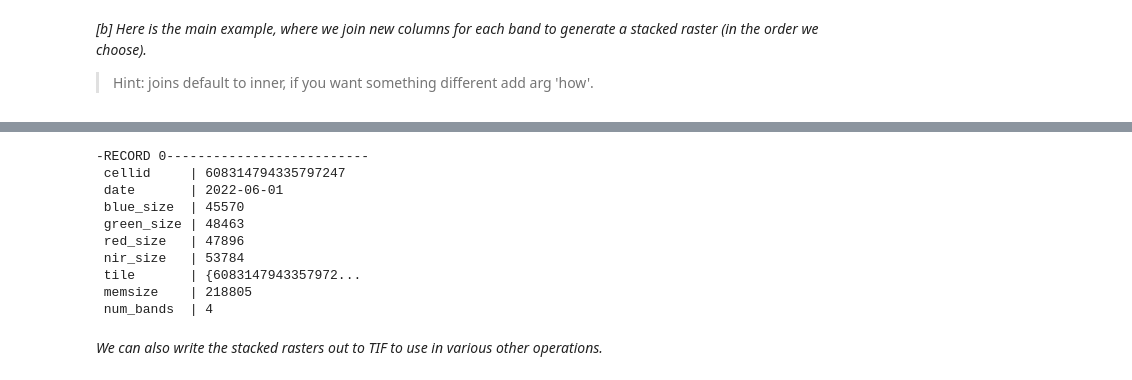
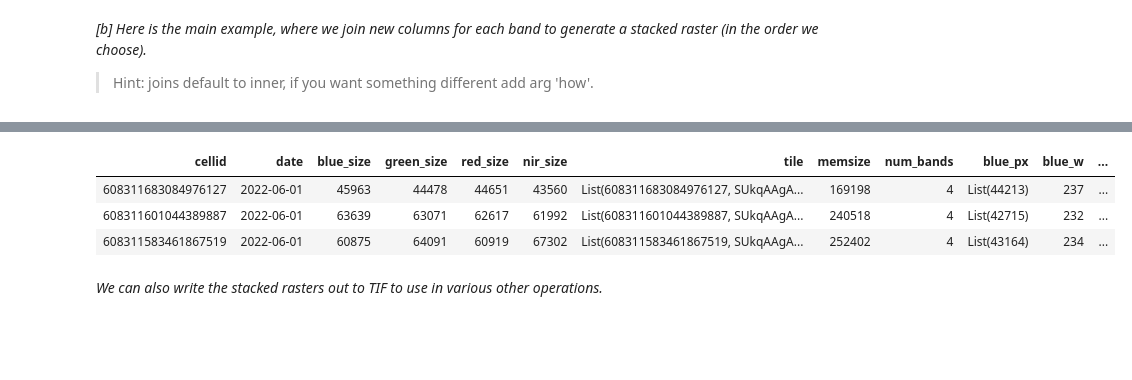
Before and after one commit to a0x8o/geobrix, a Jupyter notebook: notebooks/examples/eo-series/04. Band Stacking + Clipping.ipynb, the cells around one changed output, grey strips where cells are left out. Saved outputs shown, nothing was run; the diff lists cells and outputs as text; code cells hidden in the pictures; blank space fills up the shorter version.

```diff
--- a/notebooks/examples/eo-series/04. Band Stacking + Clipping.ipynb
+++ b/notebooks/examples/eo-series/04. Band Stacking + Clipping.ipynb
@@ -257,17 +298,11 @@ library.plot_raster(stacked_df.select("tile", "memsize").filter("memsize > 40000
 # %%
 stacked_df = spark.table("band_stack")
-stacked_df.limit(1).show(vertical=True) # <- show + limiting for ipynb only
+stacked_df.limit(3).display()
 # %% [output]
--RECORD 0--------------------------
- cellid     | 608314794335797247
- date       | 2022-06-01
- blue_size  | 45570
- green_size | 48463
- red_size   | 47896
- nir_size   | 53784
- tile       | {6083147943357972...
- memsize    | 218805
- num_bands  | 4
+| cellid | date | blue_size | green_size | red_size | nir_size | tile | memsize | num_bands | blue_px | blue_w | ... |
+| 608311683084976127 | 2022-06-01 | 45963 | 44478 | 44651 | 43560 | List(608311683084976127, SUkqAAgA... | 169198 | 4 | List(44213) | 237 | ... |
+| 608311601044389887 | 2022-06-01 | 63639 | 63071 | 62617 | 61992 | List(608311601044389887, SUkqAAgA... | 240518 | 4 | List(42715) | 232 | ... |
+| 608311583461867519 | 2022-06-01 | 60875 | 64091 | 60919 | 67302 | List(608311583461867519, SUkqAAgA... | 252402 | 4 | List(43164) | 234 | ... |
 # %% [markdown]
 _We can also write the stacked rasters out to TIF to use in various other operations._
 # %%
```
Also changed, not shown: parts of 13 cells of this notebook, 3 other files.
